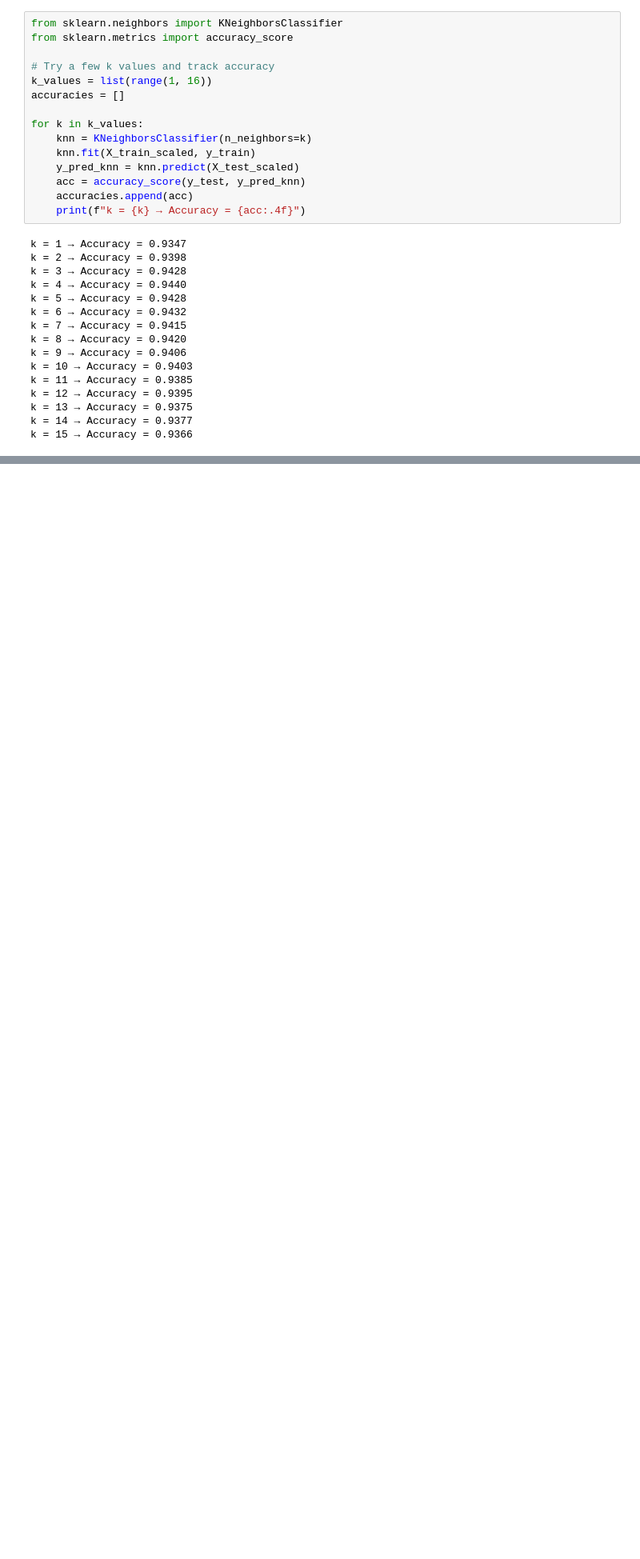
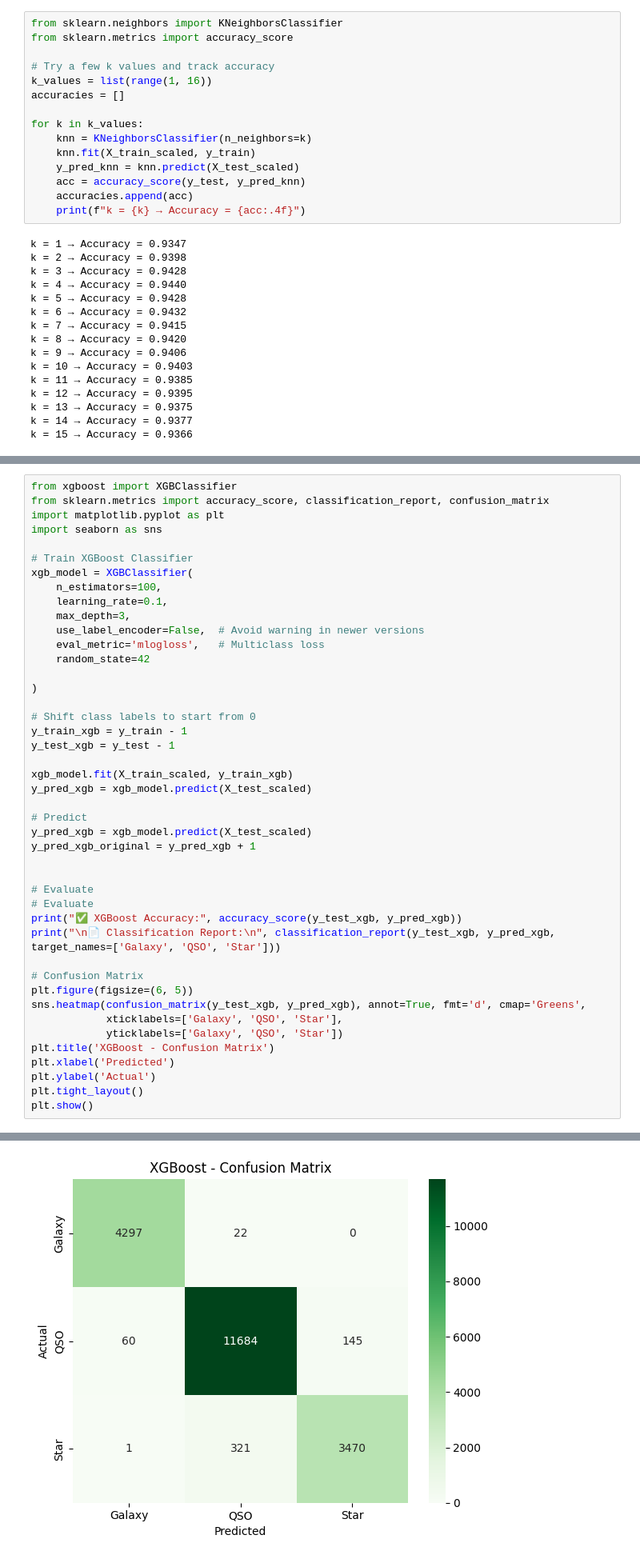
Before and after one commit to apekshakashyap17/Capstone_StellarAstro_ML, a Jupyter notebook: Firstnotebook.ipynb, the cells around one changed output, grey strips where cells are left out. Shown at 80% size. Drawn from its saved outputs; the diff is of its cells as text; blank space fills up the shorter version.

```diff
--- a/Firstnotebook.ipynb
+++ b/Firstnotebook.ipynb
@@ -685,0 +834,45 @@ weighted avg       0.95      0.94      0.94     20000
+# %%
+from xgboost import XGBClassifier
+from sklearn.metrics import accuracy_score, classification_report, confusion_matrix
+import matplotlib.pyplot as plt
+import seaborn as sns
+
+# Train XGBoost Classifier
+xgb_model = XGBClassifier(
+    n_estimators=100,
+    learning_rate=0.1,
+    max_depth=3,
+    use_label_encoder=False,  # Avoid warning in newer versions
+    eval_metric='mlogloss',   # Multiclass loss
+    random_state=42
+
+)
+
+# Shift class labels to start from 0
+y_train_xgb = y_train - 1
+y_test_xgb = y_test - 1
+
+xgb_model.fit(X_train_scaled, y_train_xgb)
+y_pred_xgb = xgb_model.predict(X_test_scaled)
+
+# Predict
+y_pred_xgb = xgb_model.predict(X_test_scaled)
+y_pred_xgb_original = y_pred_xgb + 1
+
+
+# Evaluate
+# Evaluate
+print("✅ XGBoost Accuracy:", accuracy_score(y_test_xgb, y_pred_xgb))
+print("\n📄 Classification Report:\n", classification_report(y_test_xgb, y_pred_xgb, target_names=['Galaxy', 'QSO', 'Star']))
+
+# Confusion Matrix
+plt.figure(figsize=(6, 5))
+sns.heatmap(confusion_matrix(y_test_xgb, y_pred_xgb), annot=True, fmt='d', cmap='Greens',
+            xticklabels=['Galaxy', 'QSO', 'Star'],
+            yticklabels=['Galaxy', 'QSO', 'Star'])
+plt.title('XGBoost - Confusion Matrix')
+plt.xlabel('Predicted')
+plt.ylabel('Actual')
+plt.tight_layout()
+plt.show()
+# %% [output]
@@ -685,0 +894 @@ weighted avg       0.95      0.94      0.94     20000
+[figure, added]
```
Also changed, not shown: parts of 8 cells of this notebook.
